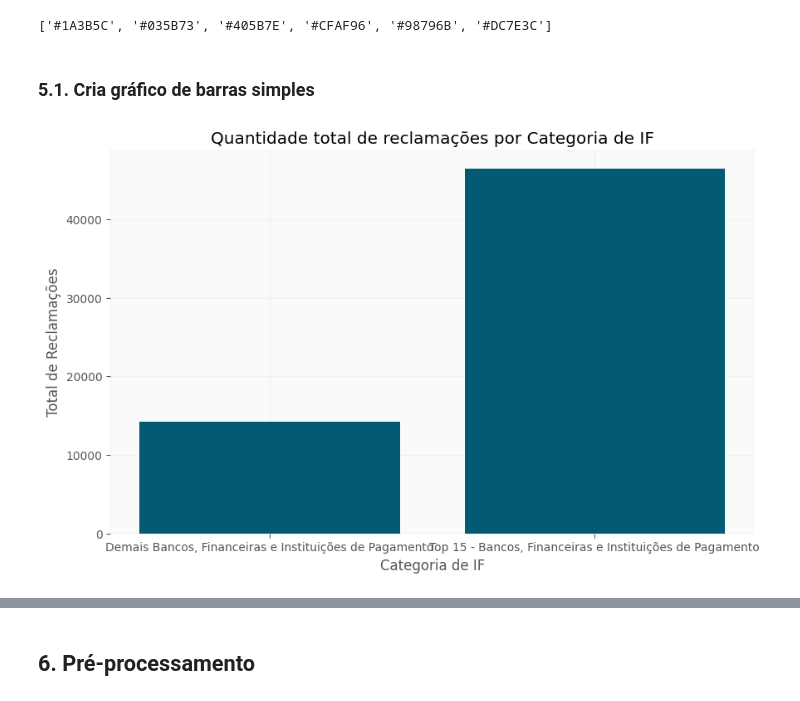
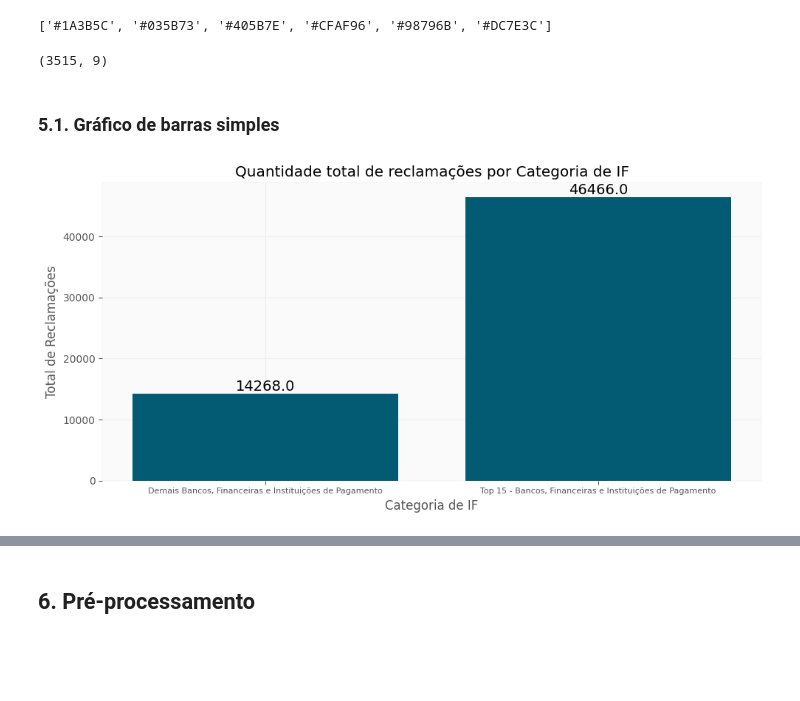
Before and after one commit to simonefmr/global_emissions, a Jupyter notebook: ranking.ipynb, the cells around one changed output, grey strips where cells are left out. Drawn from its saved outputs; the diff is of its cells as text; code cells hidden in the pictures; blank space fills up the shorter version.

```diff
--- a/ranking.ipynb
+++ b/ranking.ipynb
@@ -377,26 +541,46 @@ plt.rc("axes", edgecolor="#cccccc", lw=0.1)
 # %% [output]
 ['#1A3B5C', '#035B73', '#405B7E', '#CFAF96', '#98796B', '#DC7E3C']
+# %%
+df.shape
+# %% [output]
+(3515, 9)
 # %% [markdown]
-### **5.1. Cria gráfico de barras simples**
+### **5.1. Gráfico de barras simples**
 # %%
-# 1: Plota as barras do total de reclamações
+# Plotando as barras do total de reclamações
 
 # Função pyplot.bar()
 
 # Prepara a figura (fig) e a área do gráfico (ax)
-fig, ax = plt.subplots(figsize = (10, 6))
+fig, ax = plt.subplots(figsize = (10,5))
 
 # Define o título
 plt.title('Quantidade total de reclamações por Categoria de IF')
 
 # Define os rótulos dos eixos
 plt.xlabel('Categoria de IF')
 plt.ylabel('Total de Reclamações')
 
+# Define a fonte do label das colunas
+plt.xticks(ha = 'center', fontsize = 8)
+
 # Plota o gráfico de barras
 ax.bar(x = df_categoria_qtd_total['Categoria'], height = df_categoria_qtd_total['Quantidade total de reclamações'], color = corDefault)
 
+# Acrescenta os valores sobre as barras
+ax.bar_label(ax.containers[0], fmt="%.1f", fontsize = 14) # formatação do número com uma casa decimal
+
+# Ajusta as margens do gráfico (para eliminar margens desnecessárias)
+plt.tight_layout()
+
+# Armazena o gráfico (em diferentes formatos):
+# - formatos vetoriais (NÃO perdem resolução quando redimensionados)
+plt.savefig("barras-alfa.pdf")
+plt.savefig("barras-alfa.svg")
+# - formato rasterizado (perde resolução quando redimensionado)
+plt.savefig("barras-alfa.png", dpi = 150, format = "png")
+
 # Exibe o gráfico
 plt.show()
 # %% [output]
-[figure, old version]
+[figure, new version]
```
Also changed, not shown: parts of 50 cells of this notebook.
